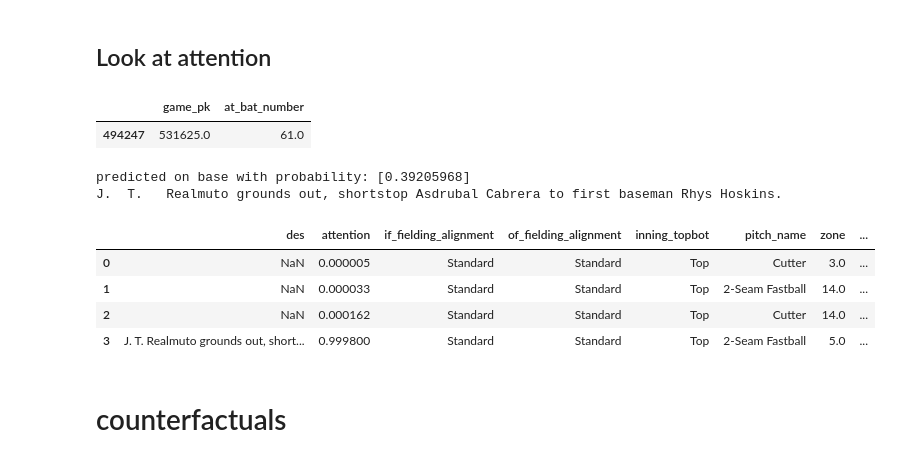
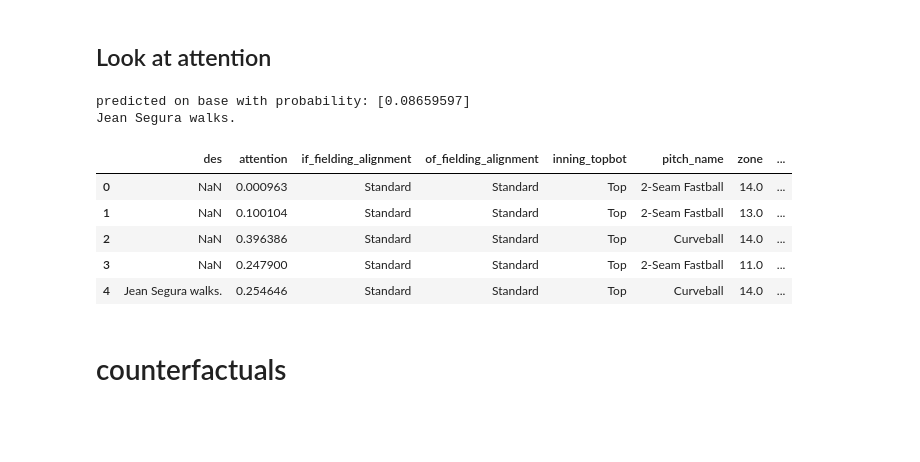
Before and after one commit to dantegates/mlb-statcast, a Jupyter notebook: deep-learning.ipynb, the cells around one changed output. Cells and saved outputs as stored; diff of their text form; code cells hidden in the pictures; blank space fills up the shorter version.

```diff
--- a/deep-learning.ipynb
+++ b/deep-learning.ipynb
@@ -1228,39 +1228,36 @@ exaples = [
     # J. T. grounds out
     (531625.0, 61.0),
 ]
-# %%
-at_bat_key
-# %% [output]
-|  | game_pk | at_bat_number |
-| 494247 | 531625.0 | 61.0 |
 # %%
 filter_df = df.index
 # filter_df = df.events == 'home_run'
 # filter_df = df.batter_id == 605141.0
+filter_df = df.game_pk.eq(531630.0) & df.at_bat_number.eq(65)
 
 at_bat_key = df.loc[filter_df, ['game_pk', 'at_bat_number']].drop_duplicates().sample(1)
 atbat = df.merge(
     at_bat_key,
     on=['game_pk', 'at_bat_number'])
 
 xx = featurize_at_bat(atbat)[0]
 xx = {k: np.expand_dims(v, axis=0) for k, v in xx.items()}
 pp = nonlinear_model.predict(xx)[0][0]
 aa = attention_model.predict(xx)
 
 atbat['attention'] = aa.reshape(-1)
 print('predicted on base with probability:', pp)
 print(atbat.iloc[-1].des)
 with pd.option_context('display.max_columns', None):
     display(atbat[['des', 'attention'] + categorical_features + numeric_features])
 # %% [output]
-predicted on base with probability: [0.39205968]
-J.  T.   Realmuto grounds out, shortstop Asdrubal Cabrera to first baseman Rhys Hoskins.
+predicted on base with probability: [0.08659597]
+Jean Segura walks.
 |  | des | attention | if_fielding_alignment | of_fielding_alignment | inning_topbot | pitch_name | zone | ... |
-| 0 | NaN | 0.000005 | Standard | Standard | Top | Cutter | 3.0 | ... |
-| 1 | NaN | 0.000033 | Standard | Standard | Top | 2-Seam Fastball | 14.0 | ... |
-| 2 | NaN | 0.000162 | Standard | Standard | Top | Cutter | 14.0 | ... |
-| 3 | J. T. Realmuto grounds out, short... | 0.999800 | Standard | Standard | Top | 2-Seam Fastball | 5.0 | ... |
+| 0 | NaN | 0.000963 | Standard | Standard | Top | 2-Seam Fastball | 14.0 | ... |
+| 1 | NaN | 0.100104 | Standard | Standard | Top | 2-Seam Fastball | 13.0 | ... |
+| 2 | NaN | 0.396386 | Standard | Standard | Top | Curveball | 14.0 | ... |
+| 3 | NaN | 0.247900 | Standard | Standard | Top | 2-Seam Fastball | 11.0 | ... |
+| 4 | Jean Segura walks. | 0.254646 | Standard | Standard | Top | Curveball | 14.0 | ... |
 # %% [markdown]
 # counterfactuals
 # %%
```
Also changed, not shown: parts of 1 cell of this notebook.
